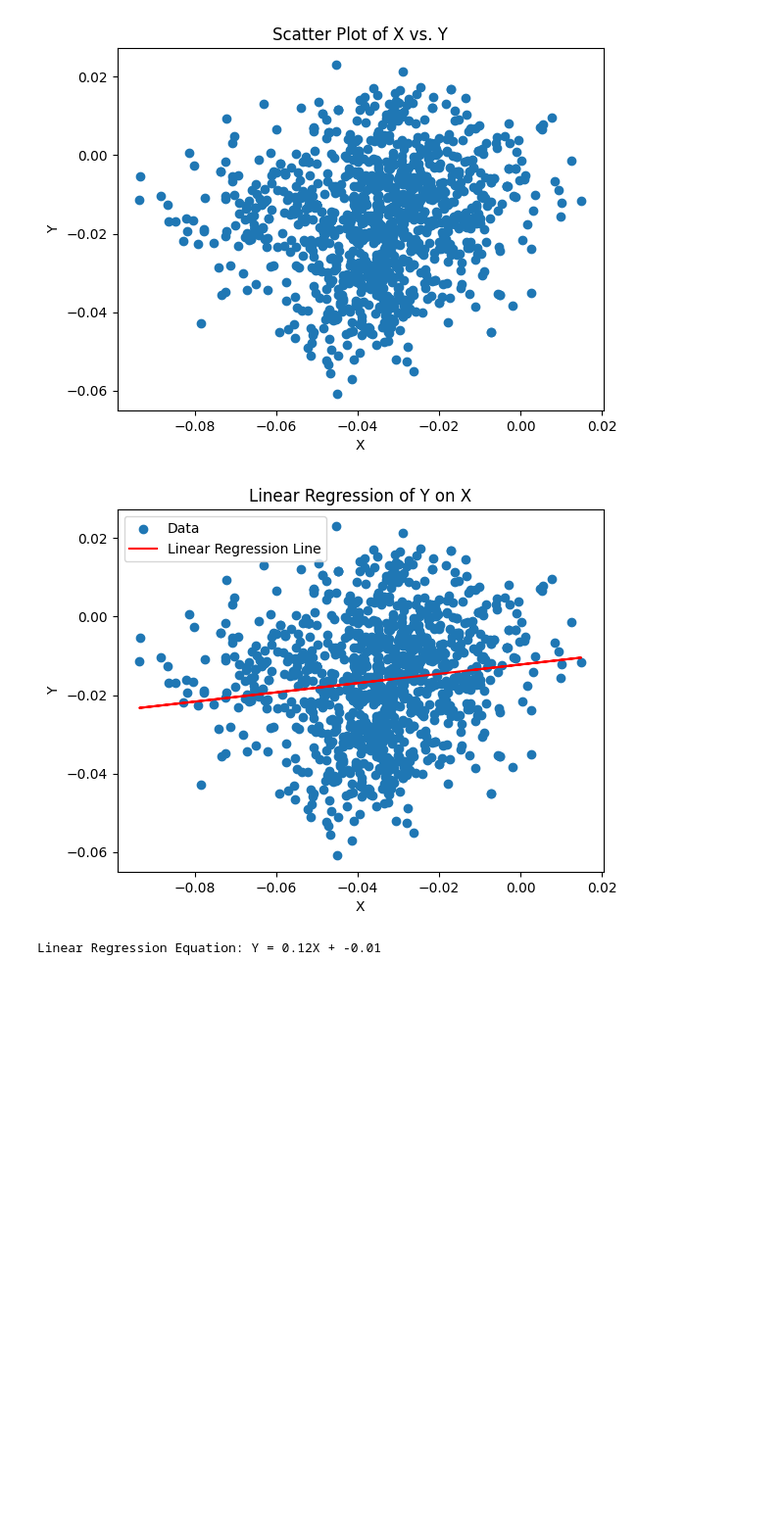
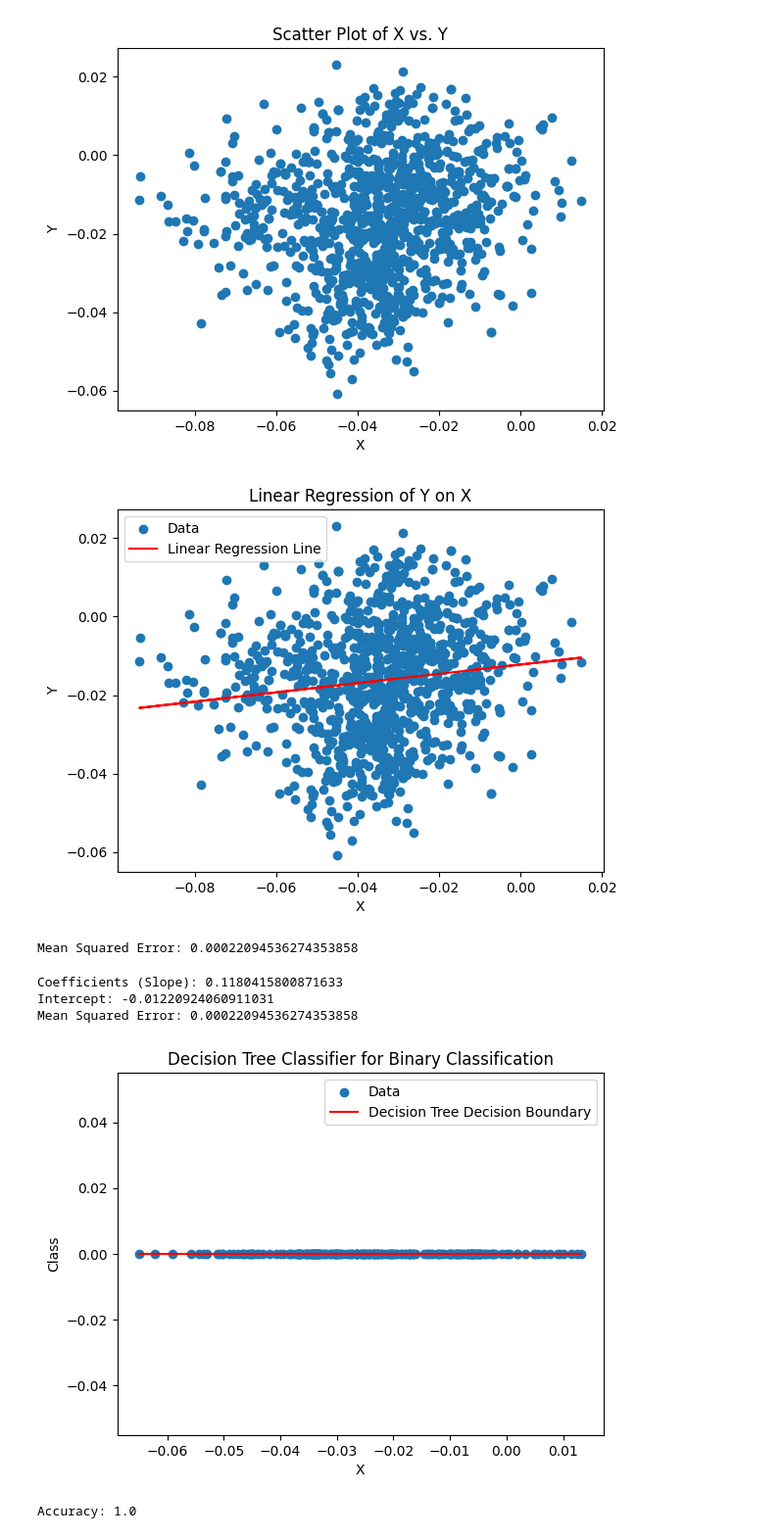
Before and after one commit to vidulaarumugam/Machine-learning_vidula, a Jupyter notebook: ML_lab6.ipynb, the cells around one changed output. Shown: that part at 98% size. Saved outputs shown, nothing was run; the diff lists cells and outputs as text; code cells hidden in the pictures; blank space fills up the shorter version.

```diff
--- a/ML_lab6.ipynb
+++ b/ML_lab6.ipynb
@@ -19,16 +25,15 @@ plt.show()
 # %% [output]
 [figure]
 # %%
+#A2)
 model = LinearRegression()
 X = data[['embed_0']]  # Independent variable
 Y = data['embed_4']    # Dependent variable
 model.fit(X, Y)
 
-slope = model.coef_[0]
-intercept = model.intercept_
-
-
 Y_pred = model.predict(X)
+# Calculate the mean squared error
+mse = mean_squared_error(Y, Y_pred)
 
 # Plot the data points and the linear regression line
 plt.scatter(X, Y, label='Data')
@@ -39,8 +44,58 @@ plt.legend()
 plt.title('Linear Regression of Y on X')
 plt.show()
 
-# Print the equation of the linear regression line
-print(f"Linear Regression Equation: Y = {round(slope, 2)}X + {round(intercept, 2)}")
+
+print(f"Mean Squared Error: {mse}")
 # %% [output]
 [figure]
-Linear Regression Equation: Y = 0.12X + -0.01
+Mean Squared Error: 0.00022094536274353858
+# %%
+#A3)
+mse = mean_squared_error(Y, Y_pred)
+
+# Print the results
+print("Coefficients (Slope):", model.coef_[0])
+print("Intercept:", model.intercept_)
+print("Mean Squared Error:", mse)
+# %% [output]
+Coefficients (Slope): 0.1180415800871633
+Intercept: -0.01220924060911031
+Mean Squared Error: 0.00022094536274353858
+# %%
+#A4)
+threshold = 1
+
+data['binary_class'] = (data['embed_3'] > threshold).astype(int)
+
+# Using a decision tree classifier for binary classification
+model = DecisionTreeClassifier(random_state=50)
+
+# Features and target
+X = data[['embed_1']].values.reshape(-1, 1)
+y = data['binary_class']
+
+# Spliting the data
+X_train, X_test, y_train, y_test = train_test_split(X, y, test_size=0.2, random_state=50)
+
+# Fit the decision tree classifier on the training data
+model.fit(X_train, y_train)
+
+# Predict the classes on the x_test
+y_pred = model.predict(X_test)
+
+# accuracy of the decision tree based on y test n pred
+accuracy = accuracy_score(y_test, y_pred)
+
+plt.scatter(X_test, y_test, label='Data')
+plt.plot(X_test, model.predict(X_test), color='red', label='Decision Tree Decision Boundary')
+plt.xlabel('X')
+plt.ylabel('Class')
+plt.legend()
+plt.title('Decision Tree Classifier for Binary Classification')
+plt.show()
+
+
+print(f"Accuracy: {accuracy}")
+# %% [output]
+[figure, added]
+Accuracy: 1.0
```
Also changed, not shown: parts of 4 cells of this notebook.
